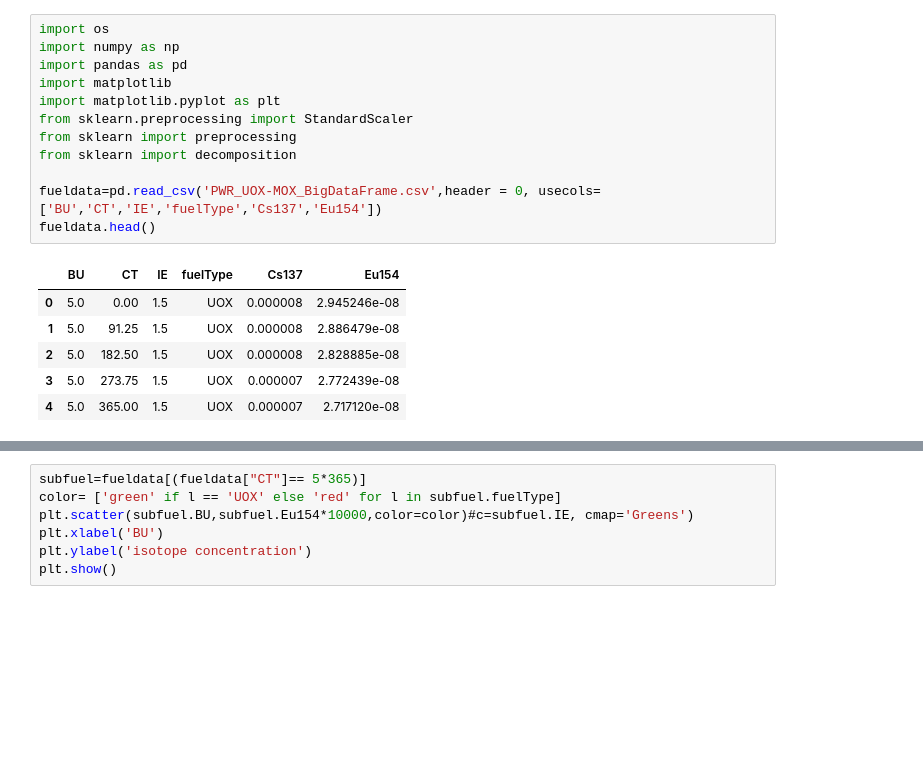
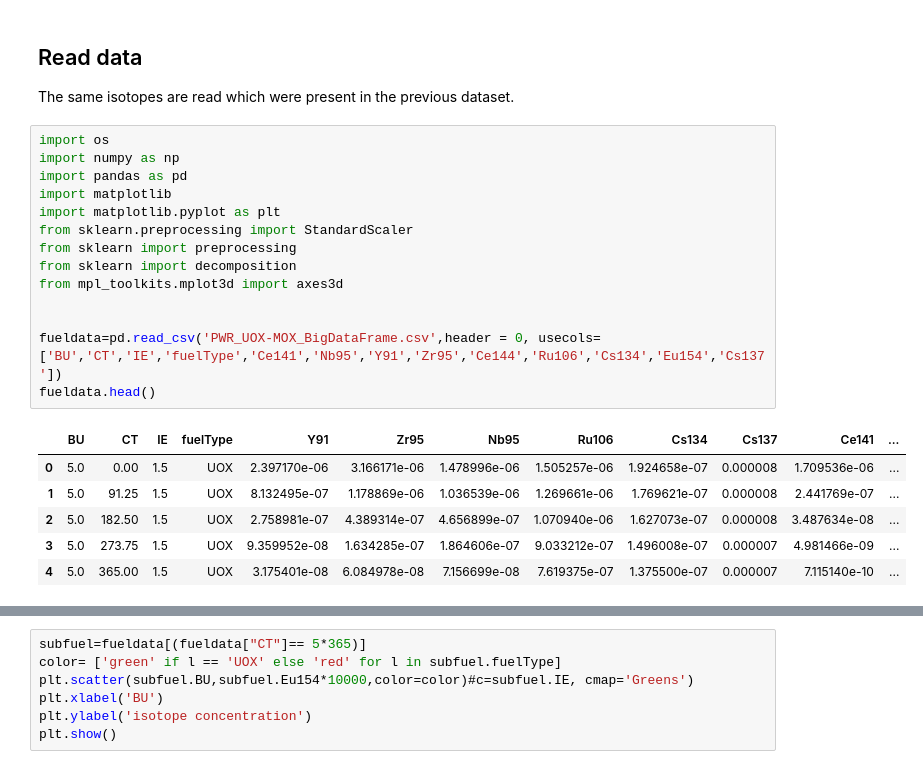
Before and after one commit to ezsolti/MVA_data, a Jupyter notebook: MVA_analyze.ipynb, the cells around one changed output, grey strips where cells are left out. Cells and saved outputs as stored; diff of their text form; blank space fills up the shorter version.

```diff
--- a/MVA_analyze.ipynb
+++ b/MVA_analyze.ipynb
@@ -1,19 +7,25 @@
+# %% [markdown]
+## Read data
+
+The same isotopes are read which were present in the previous dataset.
 # %%
 import os
 import numpy as np
 import pandas as pd
 import matplotlib
 import matplotlib.pyplot as plt
 from sklearn.preprocessing import StandardScaler
 from sklearn import preprocessing
 from sklearn import decomposition
+from mpl_toolkits.mplot3d import axes3d
 
-fueldata=pd.read_csv('PWR_UOX-MOX_BigDataFrame.csv',header = 0, usecols=['BU','CT','IE','fuelType','Cs137','Eu154'])
+
+fueldata=pd.read_csv('PWR_UOX-MOX_BigDataFrame.csv',header = 0, usecols=['BU','CT','IE','fuelType','Ce141','Nb95','Y91','Zr95','Ce144','Ru106','Cs134','Eu154','Cs137'])
 fueldata.head()
 # %% [output]
-|  | BU | CT | IE | fuelType | Cs137 | Eu154 |
-| 0 | 5.0 | 0.00 | 1.5 | UOX | 0.000008 | 2.945246e-08 |
-| 1 | 5.0 | 91.25 | 1.5 | UOX | 0.000008 | 2.886479e-08 |
-| 2 | 5.0 | 182.50 | 1.5 | UOX | 0.000008 | 2.828885e-08 |
-| 3 | 5.0 | 273.75 | 1.5 | UOX | 0.000007 | 2.772439e-08 |
-| 4 | 5.0 | 365.00 | 1.5 | UOX | 0.000007 | 2.717120e-08 |
+|  | BU | CT | IE | fuelType | Y91 | Zr95 | Nb95 | Ru106 | Cs134 | Cs137 | Ce141 | ... |
+| 0 | 5.0 | 0.00 | 1.5 | UOX | 2.397170e-06 | 3.166171e-06 | 1.478996e-06 | 1.505257e-06 | 1.924658e-07 | 0.000008 | 1.709536e-06 | ... |
+| 1 | 5.0 | 91.25 | 1.5 | UOX | 8.132495e-07 | 1.178869e-06 | 1.036539e-06 | 1.269661e-06 | 1.769621e-07 | 0.000008 | 2.441769e-07 | ... |
+| 2 | 5.0 | 182.50 | 1.5 | UOX | 2.758981e-07 | 4.389314e-07 | 4.656899e-07 | 1.070940e-06 | 1.627073e-07 | 0.000008 | 3.487634e-08 | ... |
+| 3 | 5.0 | 273.75 | 1.5 | UOX | 9.359952e-08 | 1.634285e-07 | 1.864606e-07 | 9.033212e-07 | 1.496008e-07 | 0.000007 | 4.981466e-09 | ... |
+| 4 | 5.0 | 365.00 | 1.5 | UOX | 3.175401e-08 | 6.084978e-08 | 7.156699e-08 | 7.619375e-07 | 1.375500e-07 | 0.000007 | 7.115140e-10 | ... |
```
Also changed, not shown: parts of 7 cells of this notebook.
